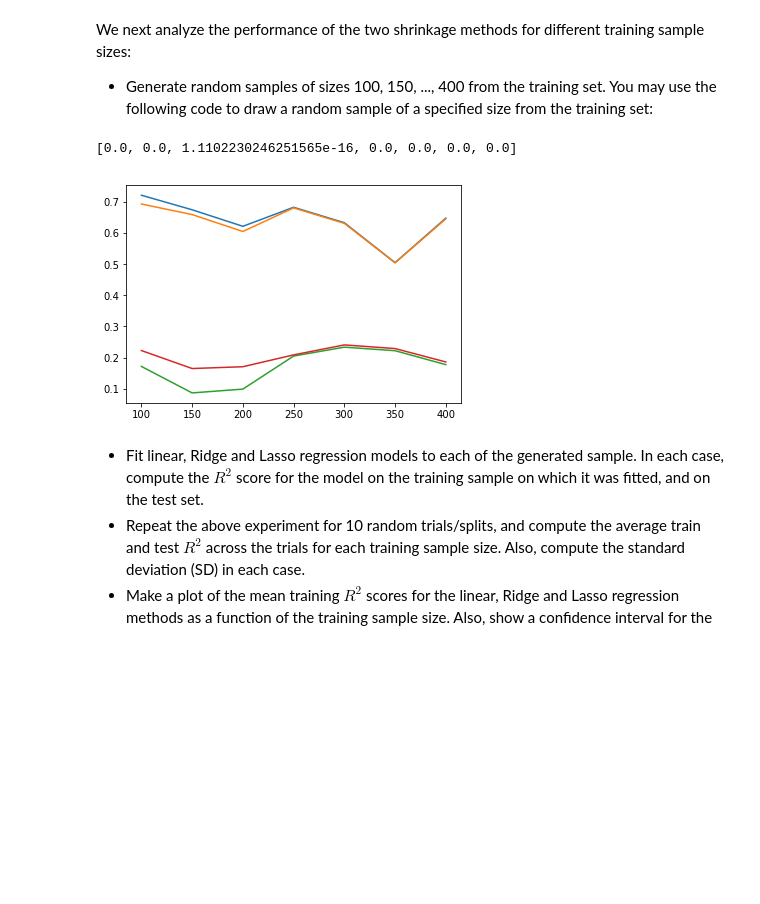
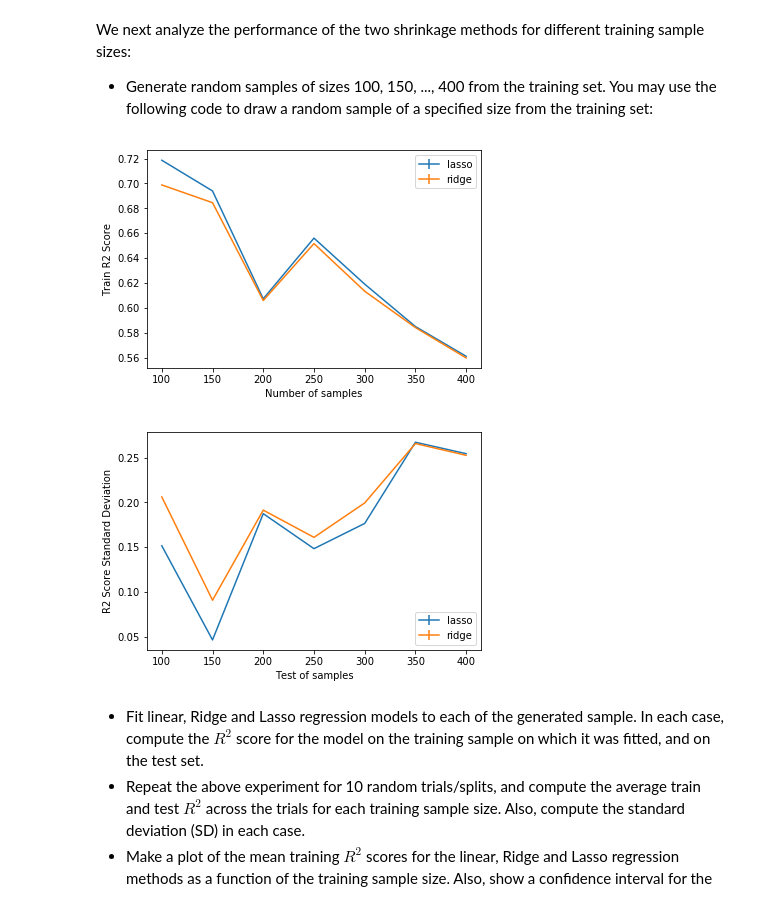
Before and after one commit to REMitchell/CSCIE109A, a Jupyter notebook: hw4/cs109a_hw4.ipynb, the cells around one changed output. Drawn from its saved outputs; the diff is of its cells as text; code cells hidden in the pictures; blank space fills up the shorter version.

```diff
--- a/hw4/cs109a_hw4.ipynb
+++ b/hw4/cs109a_hw4.ipynb
@@ -195,43 +197,48 @@ for sample_size in sample_sizes:
         r2s['ridge'][sample_size]['train']['samples'].append(r2_score(y_sample, ridge_train_predictions))
 
         ridge_test_predictions = ridge.predict(Xtest)
         r2s['ridge'][sample_size]['test']['samples'].append(r2_score(ytest, ridge_test_predictions))
 
         lasso = Lasso()
         lasso.fit(X_sample, y_sample)
         lasso_train_predictions = lasso.predict(X_sample)
         r2s['lasso'][sample_size]['train']['samples'].append(r2_score(y_sample, lasso_train_predictions))
 
         lasso_test_predictions = lasso.predict(Xtest)
         r2s['lasso'][sample_size]['test']['samples'].append(r2_score(ytest, lasso_test_predictions))
 
 
     r2s['ridge'][sample_size]['train']['mean'] = np.mean(r2s['ridge'][sample_size]['train']['samples'])
     r2s['ridge'][sample_size]['train']['std'] = np.std(r2s['ridge'][sample_size]['train']['samples'])
 
     r2s['lasso'][sample_size]['train']['mean'] = np.mean(r2s['lasso'][sample_size]['train']['samples'])
     r2s['lasso'][sample_size]['train']['std'] = np.std(r2s['lasso'][sample_size]['train']['samples'])
 
     r2s['ridge'][sample_size]['test']['mean'] = np.mean(r2s['ridge'][sample_size]['test']['samples'])
     r2s['ridge'][sample_size]['test']['std'] = np.std(r2s['ridge'][sample_size]['test']['samples'])
 
     r2s['lasso'][sample_size]['test']['mean'] = np.mean(r2s['lasso'][sample_size]['test']['samples'])
     r2s['lasso'][sample_size]['test']['std'] = np.std(r2s['lasso'][sample_size]['test']['samples'])
 
+# Plot means and standard deviations of R2 scores for sample sizes across ridge and lasso
+plt.figure()
+plt.xlabel("Number of samples")
+plt.ylabel("Train R2 Score")
+plt.errorbar(sample_sizes, [r2s['lasso'][s]['train']['mean'] for s in sample_sizes], yerr=[r2s['lasso'][s]['train']['std'] for s in sample_sizes], label='lasso')
+plt.errorbar(sample_sizes, [r2s['ridge'][s]['train']['mean'] for s in sample_sizes], yerr=[r2s['ridge'][s]['train']['std'] for s in sample_sizes], label='ridge')
+plt.legend(loc='upper right')
+plt.show()
 
-print([r2s['lasso'][s]['train']['std'] for s in sample_sizes])
-plt.figure()
-plt.errorbar(sample_sizes, [r2s['lasso'][s]['train']['mean'] for s in sample_sizes], yerr=[r2s['lasso'][s]['train']['std'] for s in sample_sizes])
-plt.errorbar(sample_sizes, [r2s['ridge'][s]['train']['mean'] for s in sample_sizes], yerr=[r2s['ridge'][s]['train']['std'] for s in sample_sizes])
+plt.xlabel("Test of samples")
+plt.ylabel("R2 Score Standard Deviation")
 
-
-plt.errorbar(sample_sizes, [r2s['lasso'][s]['test']['mean'] for s in sample_sizes], yerr=[r2s['lasso'][s]['test']['std'] for s in sample_sizes])
-plt.errorbar(sample_sizes, [r2s['ridge'][s]['test']['mean'] for s in sample_sizes], yerr=[r2s['ridge'][s]['test']['std'] for s in sample_sizes])
-
+plt.errorbar(sample_sizes, [r2s['lasso'][s]['test']['mean'] for s in sample_sizes], yerr=[r2s['lasso'][s]['test']['std'] for s in sample_sizes], label='lasso')
+plt.errorbar(sample_sizes, [r2s['ridge'][s]['test']['mean'] for s in sample_sizes], yerr=[r2s['ridge'][s]['test']['std'] for s in sample_sizes], label='ridge')
+plt.legend(loc='lower right')
 plt.show()
 # %% [output]
-[0.0, 0.0, 1.1102230246251565e-16, 0.0, 0.0, 0.0, 0.0]
-[figure, old version]
+[figure, new version]
+[figure, added]
 # %% [markdown]
 - Fit linear, Ridge and Lasso regression models to each of the generated sample. In each case, compute the $R^2$ score for the model on the training sample on which it was fitted, and on the test set.
 - Repeat the above experiment for 10 random trials/splits, and compute the average train and test $R^2$ across the trials for each training sample size. Also, compute the standard deviation (SD) in each case.
```
Also changed, not shown: parts of 4 cells of this notebook.
